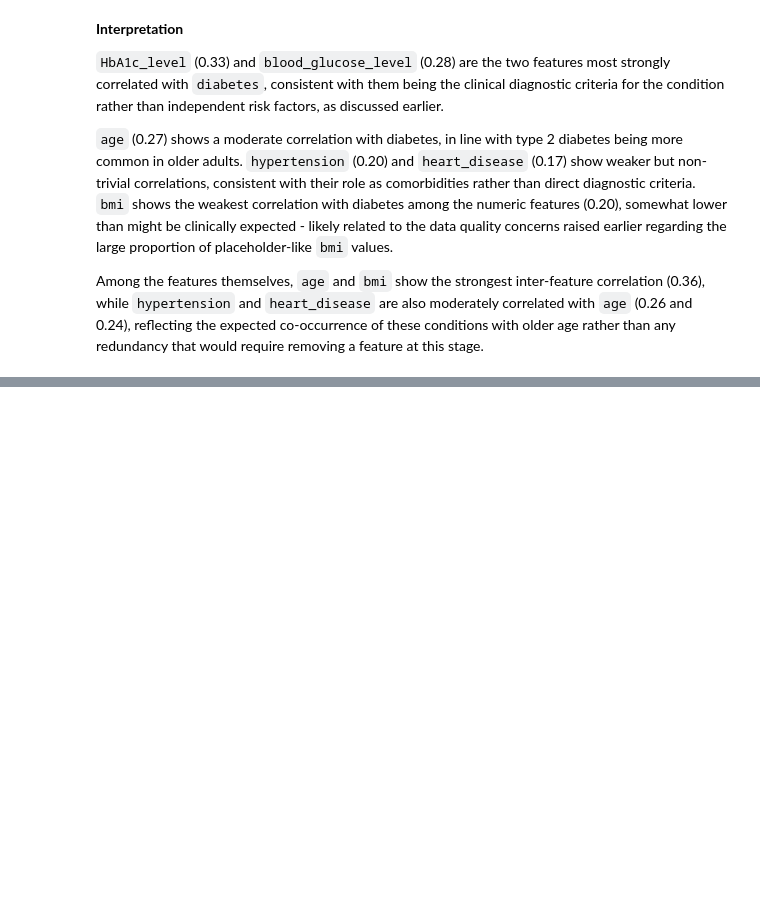
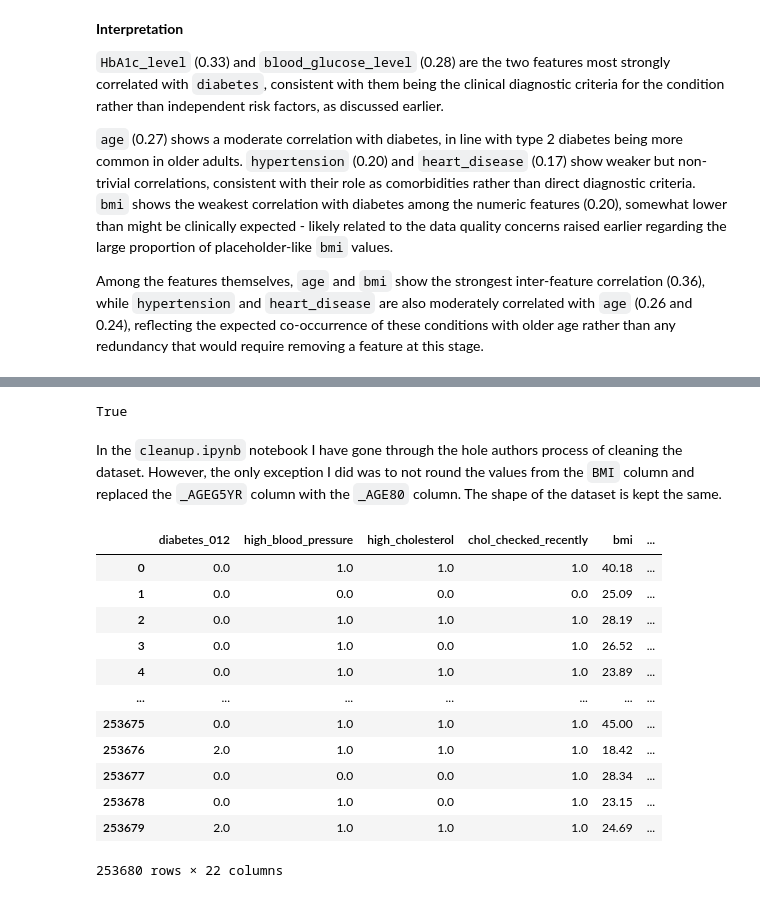
Before and after one commit to VladoDev03/diabetes-prediction, a Jupyter notebook: notebooks/EDA.ipynb, the cells around one changed output, grey strips where cells are left out. Cells and saved outputs as stored; diff of their text form; code cells hidden in the pictures; blank space fills up the shorter version.

```diff
--- a/notebooks/EDA.ipynb
+++ b/notebooks/EDA.ipynb
@@ -251,0 +351,24 @@ Among the features themselves, `age` and `bmi` show the strongest inter-feature
+# %%
+print((brfss_dataset.BMI % 1 == 0).all())
+# %% [output]
+True
+# %% [markdown]
+In the `cleanup.ipynb` notebook I have gone through the hole authors process of cleaning the dataset. However, the only exception I did was to not round the values from the `BMI` column and replaced the `_AGEG5YR` column with the `_AGE80` column. The shape of the dataset is kept the same.
+# %%
+brfss_2015_dataset = pd.read_csv("../data/processed/diabetes_012_health_indicators_BRFSS2015_clean.csv")
+# %%
+brfss_2015_dataset
+# %% [output]
+|  | diabetes_012 | high_blood_pressure | high_cholesterol | chol_checked_recently | bmi | ... |
+| 0 | 0.0 | 1.0 | 1.0 | 1.0 | 40.18 | ... |
+| 1 | 0.0 | 0.0 | 0.0 | 0.0 | 25.09 | ... |
+| 2 | 0.0 | 1.0 | 1.0 | 1.0 | 28.19 | ... |
+| 3 | 0.0 | 1.0 | 0.0 | 1.0 | 26.52 | ... |
+| 4 | 0.0 | 1.0 | 1.0 | 1.0 | 23.89 | ... |
+| ... | ... | ... | ... | ... | ... | ... |
+| 253675 | 0.0 | 1.0 | 1.0 | 1.0 | 45.00 | ... |
+| 253676 | 2.0 | 1.0 | 1.0 | 1.0 | 18.42 | ... |
+| 253677 | 0.0 | 0.0 | 0.0 | 1.0 | 28.34 | ... |
+| 253678 | 0.0 | 1.0 | 0.0 | 1.0 | 23.15 | ... |
+| 253679 | 2.0 | 1.0 | 1.0 | 1.0 | 24.69 | ... |
+253680 rows × 22 columns
```
Also changed, not shown: parts of 15 cells of this notebook, 5 other files.
